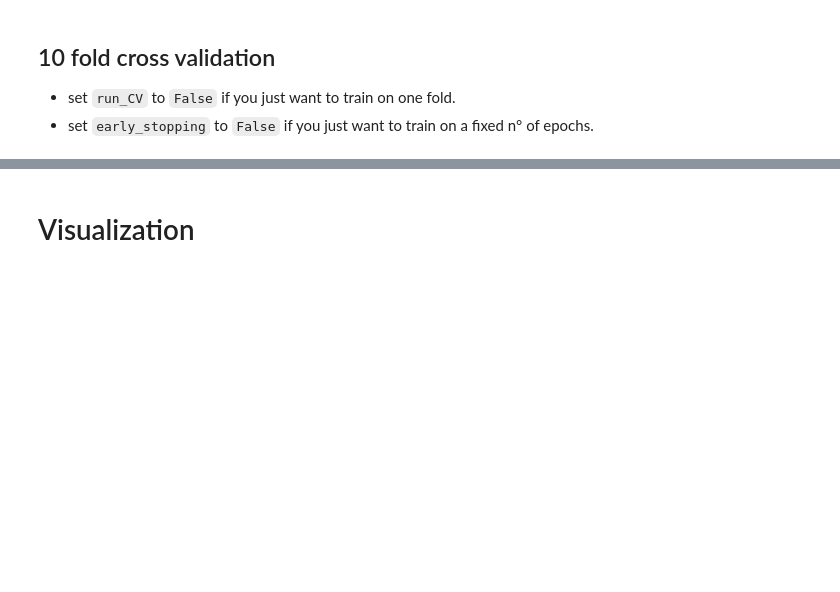
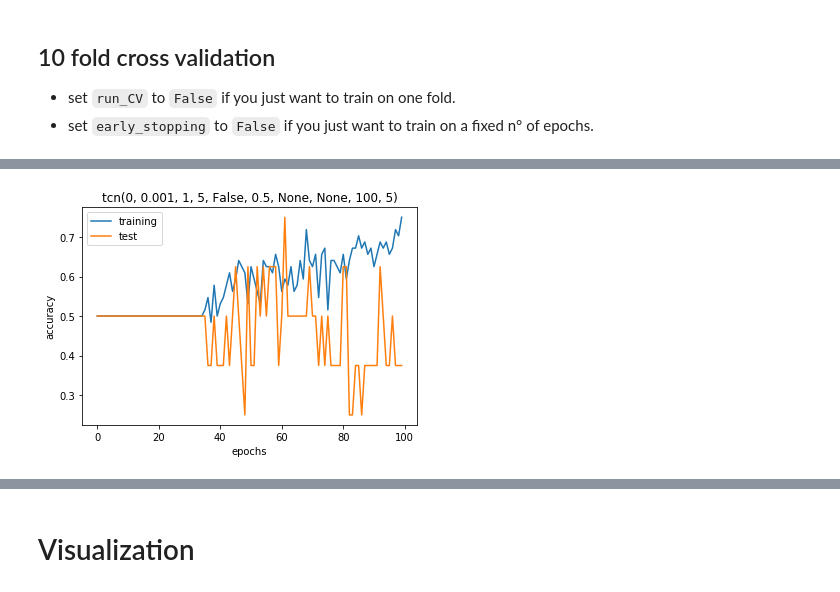
Before and after one commit to PaulLerner/deep_parkinson_handwriting, a Jupyter notebook: Main.ipynb, the cells around one changed output, grey strips where cells are left out. Drawn from its saved outputs; the diff is of its cells as text; code cells hidden in the pictures; blank space fills up the shorter version.

```diff
--- a/Main.ipynb
+++ b/Main.ipynb
@@ -327,0 +373,4 @@ NameError: name 'fold_valid_metrics' is not defined
+# %%
+plot(1,train_metrics,None,test_metrics,False)
+# %% [output]
+[figure, added]
```
Also changed, not shown: parts of 39 cells of this notebook, 11 other files.
